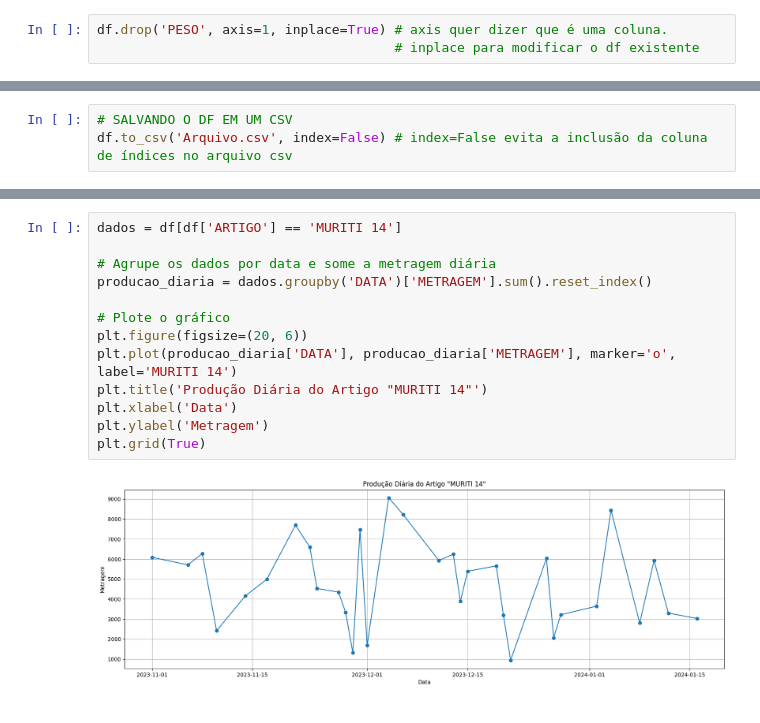
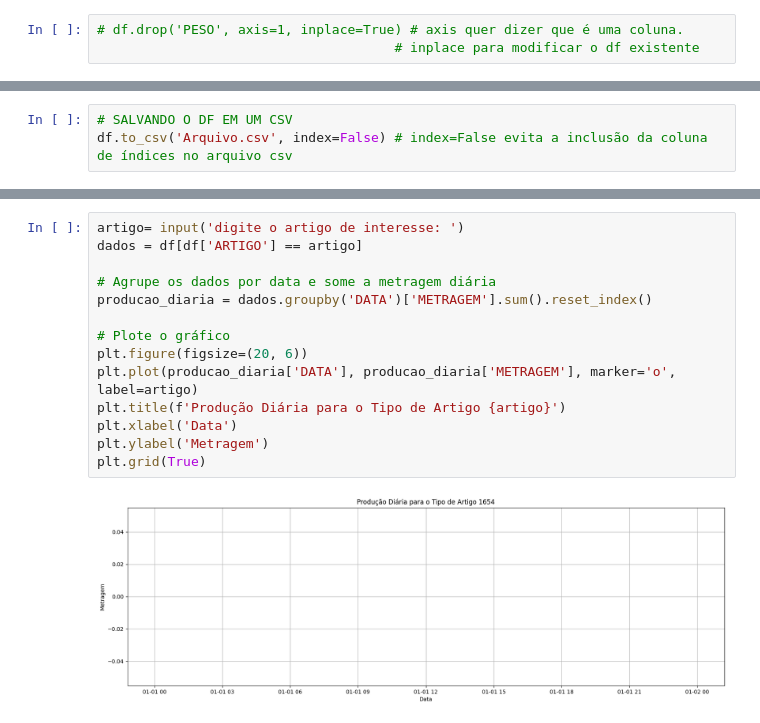
Before and after one commit to luisfernandogbraga/ANALISE_DE_PRODU-O_DULOREN, a Jupyter notebook: PRODUÇÃO.ipynb, the cells around one changed output, grey strips where cells are left out. Drawn from its saved outputs; the diff is of its cells as text.

```diff
--- a/PRODUÇÃO.ipynb
+++ b/PRODUÇÃO.ipynb
@@ -39,5 +28,5 @@ display(df)
 # %%
-df.drop('PESO', axis=1, inplace=True) # axis quer dizer que é uma coluna.
+# df.drop('PESO', axis=1, inplace=True) # axis quer dizer que é uma coluna.
                                       # inplace para modificar o df existente
 # %%
 df.info()
@@ -194,15 +291,16 @@ plt.show()
 # %%
-dados = df[df['ARTIGO'] == 'MURITI 14']
+artigo= input('digite o artigo de interesse: ')
+dados = df[df['ARTIGO'] == artigo]
 
 # Agrupe os dados por data e some a metragem diária
 producao_diaria = dados.groupby('DATA')['METRAGEM'].sum().reset_index()
 
 # Plote o gráfico
 plt.figure(figsize=(20, 6))
-plt.plot(producao_diaria['DATA'], producao_diaria['METRAGEM'], marker='o', label='MURITI 14')
-plt.title('Produção Diária do Artigo "MURITI 14"')
+plt.plot(producao_diaria['DATA'], producao_diaria['METRAGEM'], marker='o', label=artigo)
+plt.title(f'Produção Diária para o Tipo de Artigo {artigo}')
 plt.xlabel('Data')
 plt.ylabel('Metragem')
 plt.grid(True)
 # %% [output]
-[figure, old version]
+[figure, new version]
```
Also changed, not shown: parts of 21 cells of this notebook.
